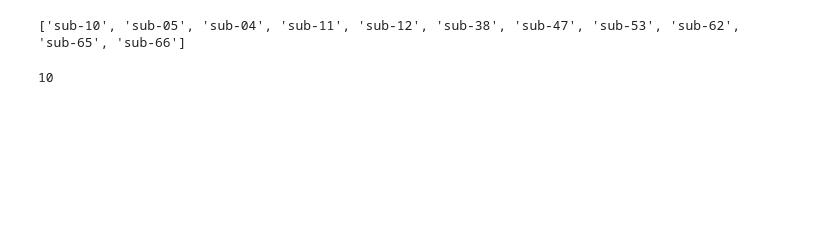
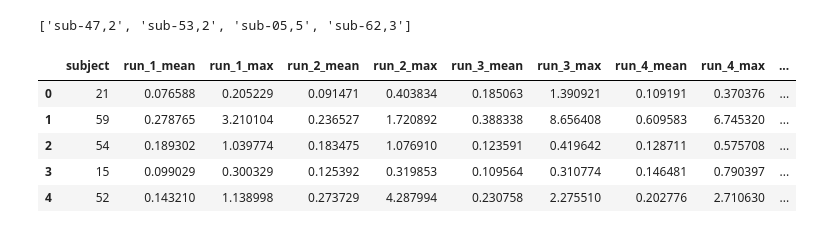
Before and after one commit to mrenke/numrisk, a Jupyter notebook: numrisk/neural_general/check_quality.ipynb, the cells around one changed output. Cells and saved outputs as stored; diff of their text form; code cells hidden in the pictures; blank space fills up the shorter version.

```diff
--- a/numrisk/neural_general/check_quality.ipynb
+++ b/numrisk/neural_general/check_quality.ipynb
@@ -23,26 +13,46 @@ for run in range(1,7):
 # %%
 fmriprep_confounds_include = ['framewise_displacement']
-ses=1
+ses = 1
+data = []
+errors = []
 
-df_fd = []
-subs = []
-errors = []
-for sub in  subjects:
-        try:
-                fd = []
-                for run in range(1,7):
-                        fmriprep_confounds_file = op.join(bids_folder,'derivatives', 'fmriprep', sub, f'ses-{ses}', 'func', f'{sub}_ses-{ses}_task-magjudge_run-{run}_desc-confounds_timeseries.tsv')
-                        fmriprep_confounds = pd.read_table(fmriprep_confounds_file)[fmriprep_confounds_include]
-                        fd.append(fmriprep_confounds.mean())
-                df_fd.append(np.mean(fd))
-                subs.append(int(sub[4:]))
-        except:
-                errors.append(sub)
+for sub in subjects:
+    try:
+        subject_data = {'subject': int(sub[4:])}
+        fd_all_runs = []
 
+        for run in range(1, 7):
+            try:
+                fmriprep_confounds_file = op.join(bids_folder, 'derivatives', 'fmriprep', sub, f'ses-{ses}', 'func', f'{sub}_ses-{ses}_task-magjudge_run-{run}_desc-confounds_timeseries.tsv')
+                fmriprep_confounds = pd.read_table(fmriprep_confounds_file)[fmriprep_confounds_include]
+                fd = fmriprep_confounds['framewise_displacement']
+
+                subject_data[f'run_{run}_mean'] = fd.mean()
+                subject_data[f'run_{run}_max'] = fd.max()
+                fd_all_runs.extend(fd)
+            except FileNotFoundError:
+                subject_data[f'run_{run}_mean'] = np.nan
+                subject_data[f'run_{run}_max'] = np.nan
+                errors.append(f'{sub},{run}')
+
+        subject_data['overall_mean'] = np.nanmean(fd_all_runs)
+        subject_data['overall_max'] = np.nanmax(fd_all_runs)
+
+        data.append(subject_data)
+    except Exception as e:
+        errors.append(sub)
+
+df = pd.DataFrame(data)
+df = df.set_index('subject').sort_index()
 print(errors)
 # %% [output]
-['sub-10', 'sub-05', 'sub-04', 'sub-11', 'sub-12', 'sub-38', 'sub-47', 'sub-53', 'sub-62', 'sub-65', 'sub-66']
+['sub-47,2', 'sub-53,2', 'sub-05,5', 'sub-62,3']
-# %%
-sub
-# %% [output]
-10
+# %%
+df.head()
+# %% [output]
+|  | subject | run_1_mean | run_1_max | run_2_mean | run_2_max | run_3_mean | run_3_max | run_4_mean | run_4_max | ... |
+| 0 | 21 | 0.076588 | 0.205229 | 0.091471 | 0.403834 | 0.185063 | 1.390921 | 0.109191 | 0.370376 | ... |
+| 1 | 59 | 0.278765 | 3.210104 | 0.236527 | 1.720892 | 0.388338 | 8.656408 | 0.609583 | 6.745320 | ... |
+| 2 | 54 | 0.189302 | 1.039774 | 0.183475 | 1.076910 | 0.123591 | 0.419642 | 0.128711 | 0.575708 | ... |
+| 3 | 15 | 0.099029 | 0.300329 | 0.125392 | 0.319853 | 0.109564 | 0.310774 | 0.146481 | 0.790397 | ... |
+| 4 | 52 | 0.143210 | 1.138998 | 0.273729 | 4.287994 | 0.230758 | 2.275510 | 0.202776 | 2.710630 | ... |
```
Also changed, not shown: parts of 6 cells of this notebook.
